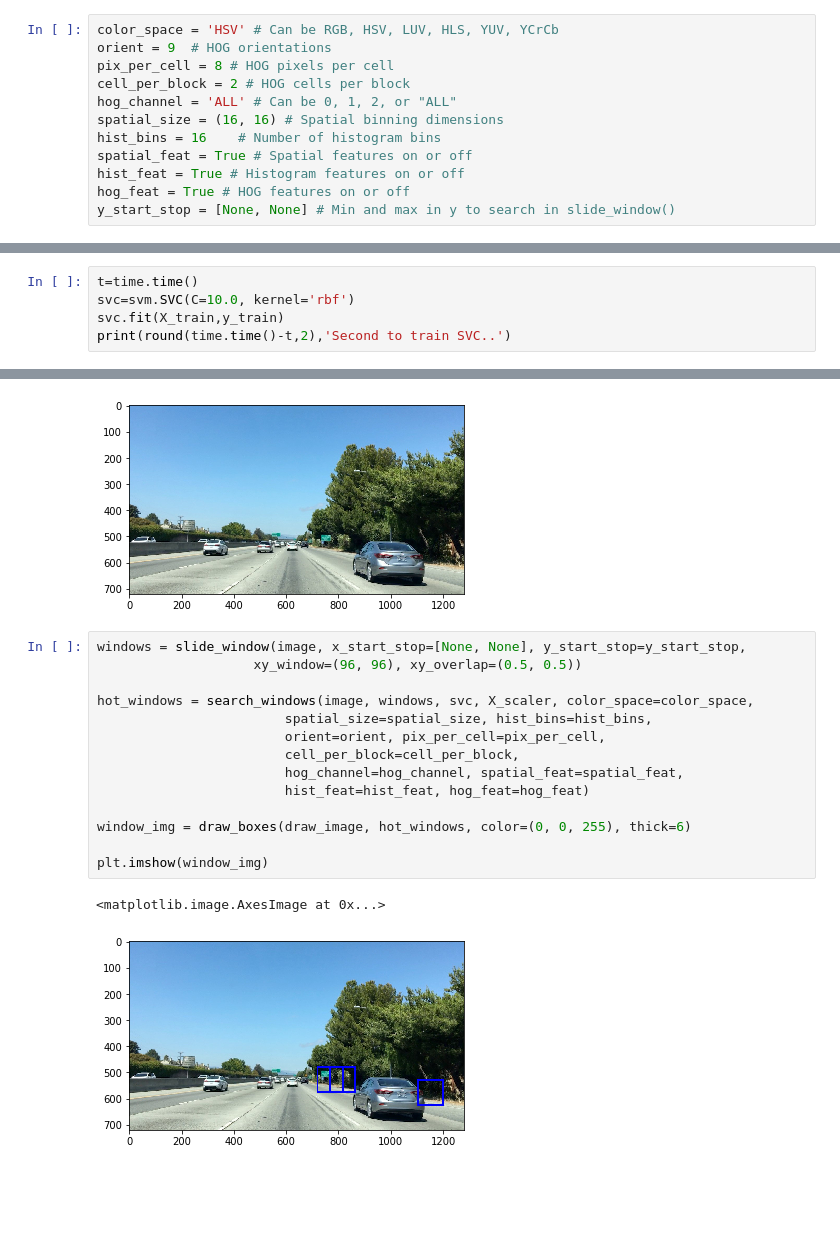
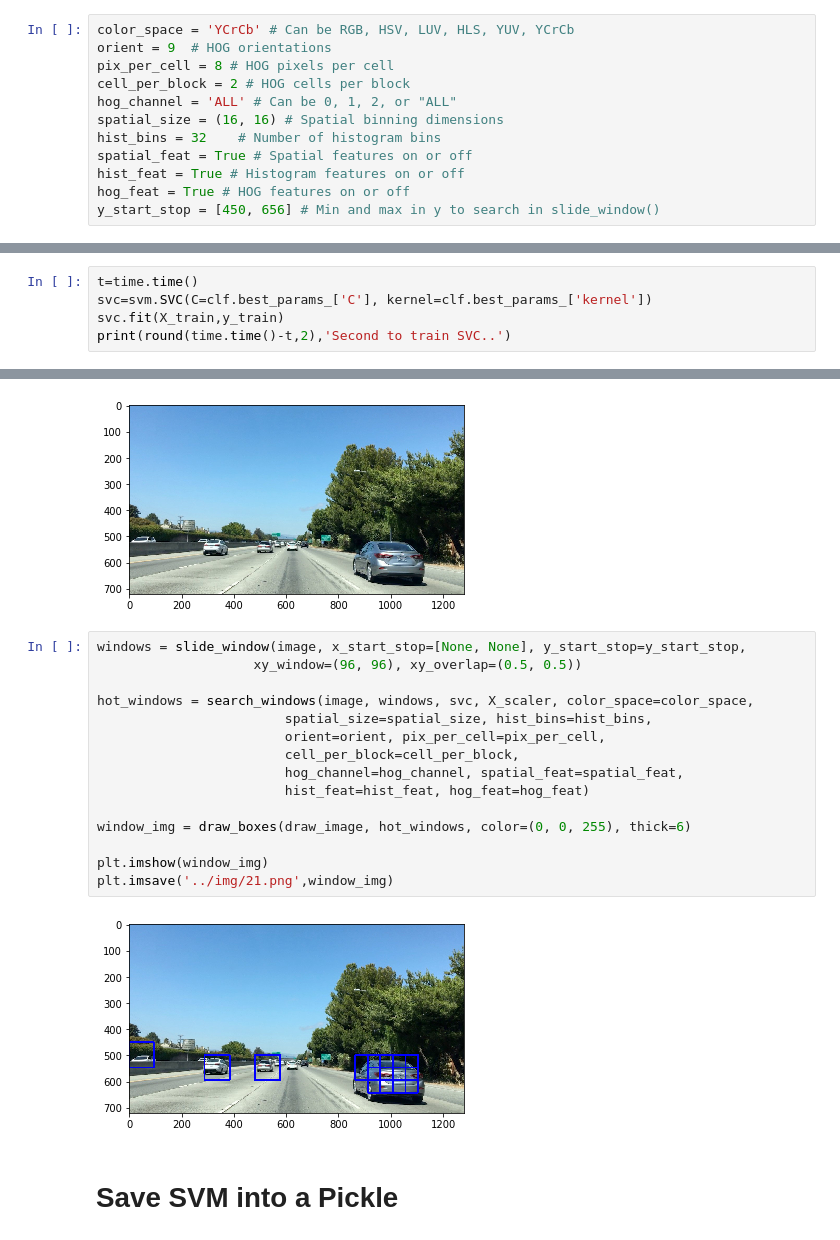
Before and after one commit to A2Amir/Traditional-Object-Detection, a Jupyter notebook: code/SearchAndClassifyExercise.ipynb, the cells around one changed output, grey strips where cells are left out. Drawn from its saved outputs; the diff is of its cells as text; blank space fills up the shorter version.

```diff
--- a/code/SearchAndClassifyExercise.ipynb
+++ b/code/SearchAndClassifyExercise.ipynb
@@ -287,17 +288,17 @@ of size:  (64, 64, 3)  and data type: uint8
 # %% [markdown]
 # Extract Features
 # %%
-color_space = 'HSV' # Can be RGB, HSV, LUV, HLS, YUV, YCrCb
+color_space = 'YCrCb' # Can be RGB, HSV, LUV, HLS, YUV, YCrCb
 orient = 9  # HOG orientations
 pix_per_cell = 8 # HOG pixels per cell
 cell_per_block = 2 # HOG cells per block
 hog_channel = 'ALL' # Can be 0, 1, 2, or "ALL"
 spatial_size = (16, 16) # Spatial binning dimensions
-hist_bins = 16    # Number of histogram bins
+hist_bins = 32    # Number of histogram bins
 spatial_feat = True # Spatial features on or off
 hist_feat = True # Histogram features on or off
 hog_feat = True # HOG features on or off
-y_start_stop = [None, None] # Min and max in y to search in slide_window()
+y_start_stop = [450, 656] # Min and max in y to search in slide_window()
 # %%
 t=time.time()
 car_features = extract_features(data_dict['CarImages'], color_space=color_space,
@@ -360,7 +361,7 @@ clf.best_params_
 ### Build a SVM Classifier with the best parameters and train it
 # %%
 t=time.time()
-svc=svm.SVC(C=10.0, kernel='rbf')
+svc=svm.SVC(C=clf.best_params_['C'], kernel=clf.best_params_['kernel'])
 svc.fit(X_train,y_train)
 print(round(time.time()-t,2),'Second to train SVC..')
 # %% [output]
@@ -391,17 +392,19 @@ print(image.shape)
 # %%
 windows = slide_window(image, x_start_stop=[None, None], y_start_stop=y_start_stop,
                     xy_window=(96, 96), xy_overlap=(0.5, 0.5))
 
 hot_windows = search_windows(image, windows, svc, X_scaler, color_space=color_space,
                         spatial_size=spatial_size, hist_bins=hist_bins,
                         orient=orient, pix_per_cell=pix_per_cell,
                         cell_per_block=cell_per_block,
                         hog_channel=hog_channel, spatial_feat=spatial_feat,
                         hist_feat=hist_feat, hog_feat=hog_feat)
 
 window_img = draw_boxes(draw_image, hot_windows, color=(0, 0, 255), thick=6)
 
 plt.imshow(window_img)
+plt.imsave('../img/21.png',window_img)
 # %% [output]
-<matplotlib.image.AxesImage at 0x...>
-[figure, old version]
+[figure, new version]
+# %% [markdown]
+# Save SVM into a Pickle
```
Also changed, not shown: parts of 8 cells of this notebook, 4 other files.
